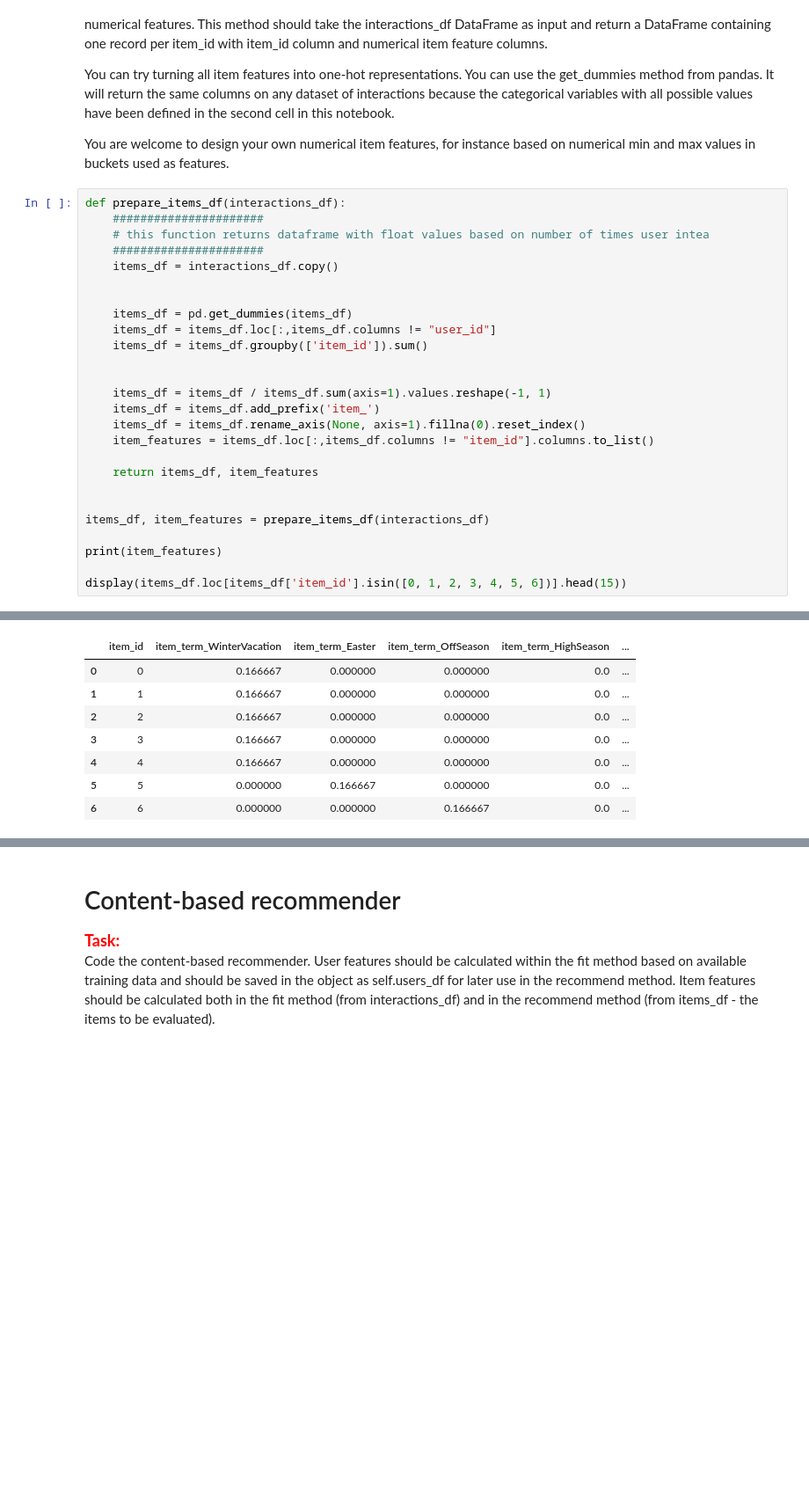
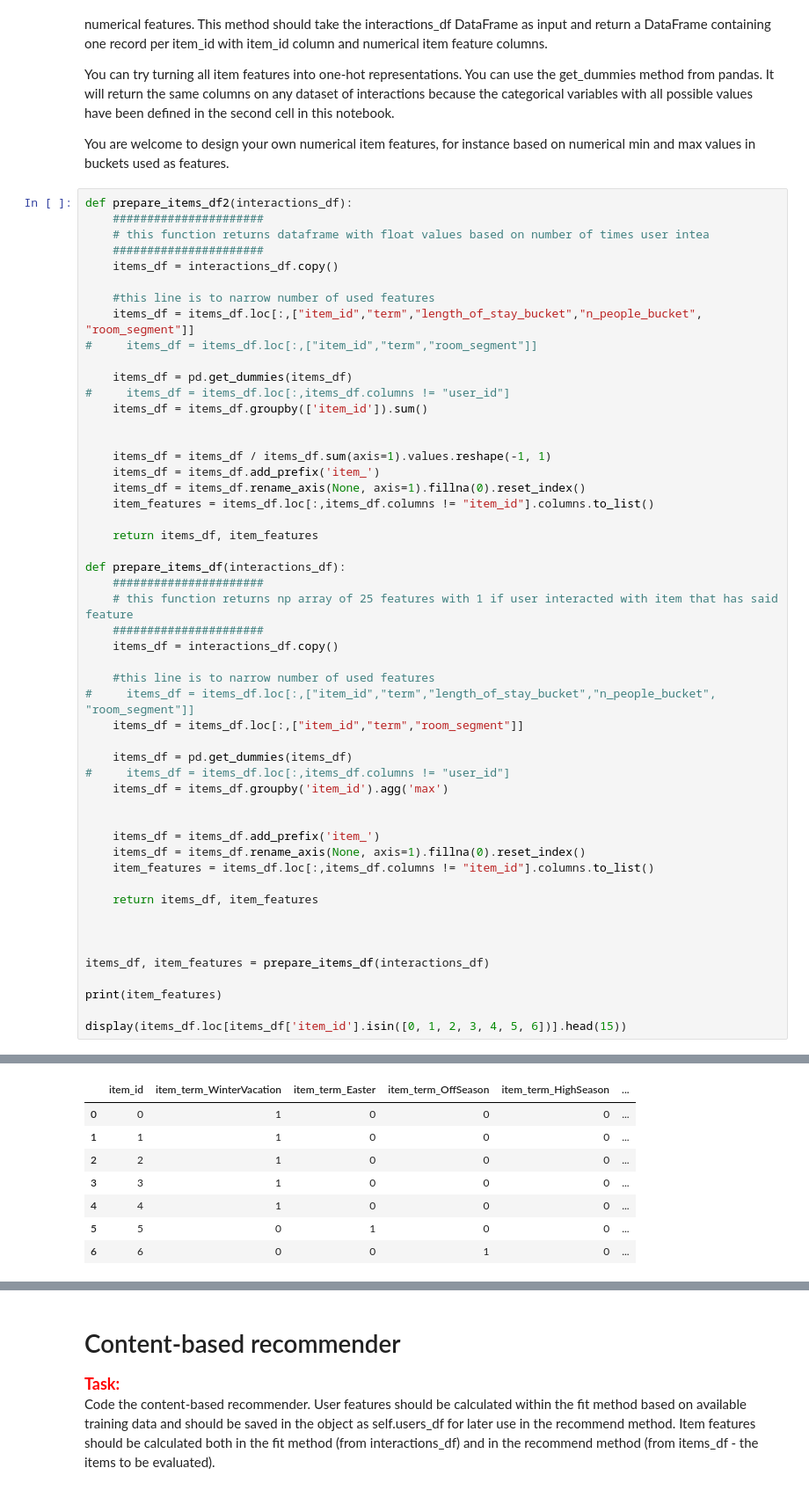
Before and after one commit to e-lawniczak/rsc-project1, a Jupyter notebook: project_1_recommender_and_evaluation.ipynb, the cells around one changed output, grey strips where cells are left out. Shown at 88% size. Cells and saved outputs as stored; diff of their text form; blank space fills up the shorter version.

```diff
--- a/project_1_recommender_and_evaluation.ipynb
+++ b/project_1_recommender_and_evaluation.ipynb
@@ -147,15 +153,18 @@ You can try turning all item features into one-hot representations. You can use
 
 You are welcome to design your own numerical item features, for instance based on numerical min and max values in buckets used as features.
 # %%
-def prepare_items_df(interactions_df):
+def prepare_items_df2(interactions_df):
     ######################
     # this function returns dataframe with float values based on number of times user intea
     ######################
     items_df = interactions_df.copy()
 
+    #this line is to narrow number of used features
+    items_df = items_df.loc[:,["item_id","term","length_of_stay_bucket","n_people_bucket", "room_segment"]]
+#     items_df = items_df.loc[:,["item_id","term","room_segment"]]
 
     items_df = pd.get_dummies(items_df)
-    items_df = items_df.loc[:,items_df.columns != "user_id"]
+#     items_df = items_df.loc[:,items_df.columns != "user_id"]
     items_df = items_df.groupby(['item_id']).sum()
 
 
@@ -166,6 +175,28 @@ def prepare_items_df(interactions_df):
 
     return items_df, item_features
 
+def prepare_items_df(interactions_df):
+    ######################
+    # this function returns np array of 25 features with 1 if user interacted with item that has said feature
+    ######################
+    items_df = interactions_df.copy()
+
+    #this line is to narrow number of used features
+#     items_df = items_df.loc[:,["item_id","term","length_of_stay_bucket","n_people_bucket", "room_segment"]]
+    items_df = items_df.loc[:,["item_id","term","room_segment"]]
+
+    items_df = pd.get_dummies(items_df)
+#     items_df = items_df.loc[:,items_df.columns != "user_id"]
+    items_df = items_df.groupby('item_id').agg('max')
+
+
+    items_df = items_df.add_prefix('item_')
+    items_df = items_df.rename_axis(None, axis=1).fillna(0).reset_index()
+    item_features = items_df.loc[:,items_df.columns != "item_id"].columns.to_list()
+
+    return items_df, item_features
+
+
 
 items_df, item_features = prepare_items_df(interactions_df)
 
@@ -177,8 +208,8 @@ display(items_df.loc[items_df['item_id'].isin([0, 1, 2, 3, 4, 5, 6])].head(15))
 |  | item_id | item_term_WinterVacation | item_term_Easter | item_term_OffSeason | item_term_HighSeason | ... |
-| 0 | 0 | 0.166667 | 0.000000 | 0.000000 | 0.0 | ... |
-| 1 | 1 | 0.166667 | 0.000000 | 0.000000 | 0.0 | ... |
-| 2 | 2 | 0.166667 | 0.000000 | 0.000000 | 0.0 | ... |
-| 3 | 3 | 0.166667 | 0.000000 | 0.000000 | 0.0 | ... |
-| 4 | 4 | 0.166667 | 0.000000 | 0.000000 | 0.0 | ... |
-| 5 | 5 | 0.000000 | 0.166667 | 0.000000 | 0.0 | ... |
-| 6 | 6 | 0.000000 | 0.000000 | 0.166667 | 0.0 | ... |
+| 0 | 0 | 1 | 0 | 0 | 0 | ... |
+| 1 | 1 | 1 | 0 | 0 | 0 | ... |
+| 2 | 2 | 1 | 0 | 0 | 0 | ... |
+| 3 | 3 | 1 | 0 | 0 | 0 | ... |
+| 4 | 4 | 1 | 0 | 0 | 0 | ... |
+| 5 | 5 | 0 | 1 | 0 | 0 | ... |
+| 6 | 6 | 0 | 0 | 1 | 0 | ... |
```
Also changed, not shown: parts of 5 cells of this notebook.
